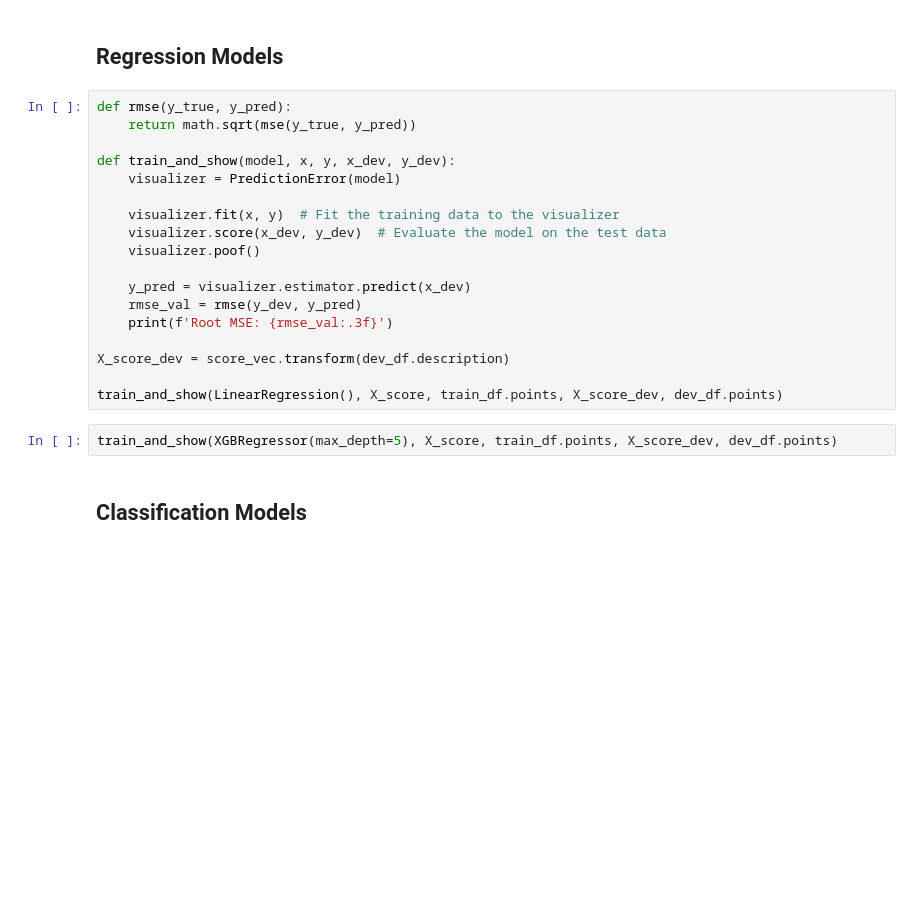
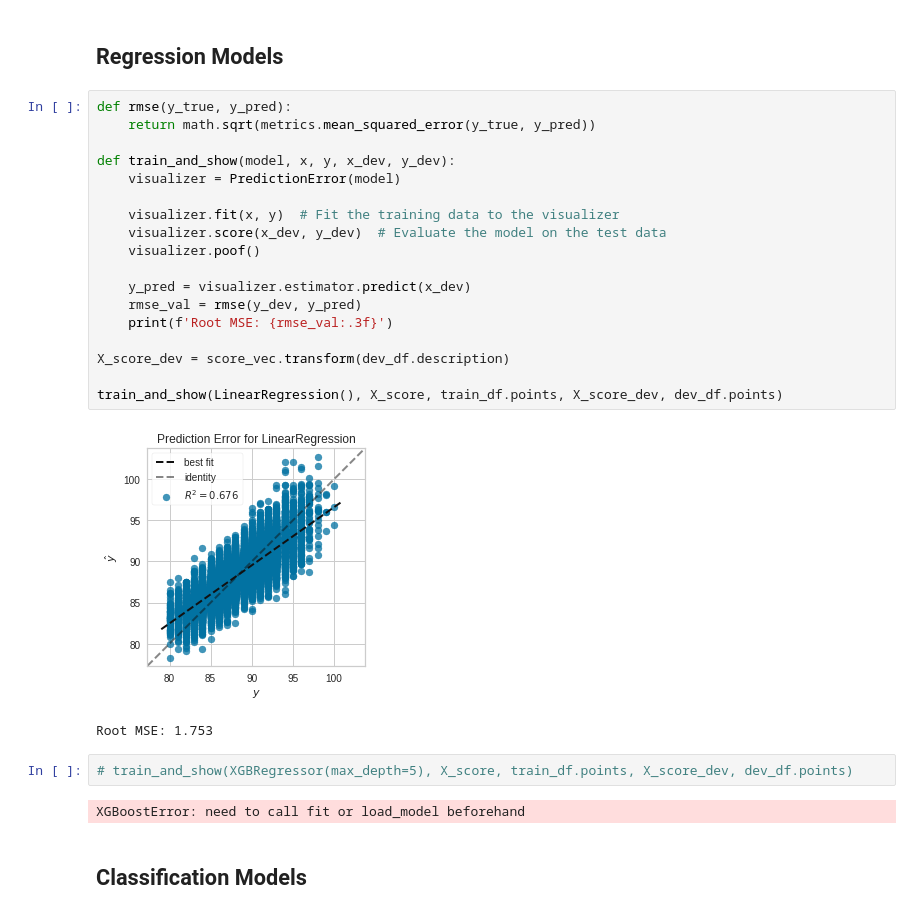
Before and after one commit to AustinDoolittle/WineReviewsNLP, a Jupyter notebook: EDA.ipynb, the cells around one changed output. Saved outputs shown, nothing was run; the diff lists cells and outputs as text; blank space fills up the shorter version.

```diff
--- a/EDA.ipynb
+++ b/EDA.ipynb
@@ -402,24 +520,29 @@ display_corr(price_corr, price_vec)
 ## Regression Models
 # %%
 def rmse(y_true, y_pred):
-    return math.sqrt(mse(y_true, y_pred))
+    return math.sqrt(metrics.mean_squared_error(y_true, y_pred))
 
 def train_and_show(model, x, y, x_dev, y_dev):
     visualizer = PredictionError(model)
 
     visualizer.fit(x, y)  # Fit the training data to the visualizer
     visualizer.score(x_dev, y_dev)  # Evaluate the model on the test data
     visualizer.poof()
 
     y_pred = visualizer.estimator.predict(x_dev)
     rmse_val = rmse(y_dev, y_pred)
     print(f'Root MSE: {rmse_val:.3f}')
 
 X_score_dev = score_vec.transform(dev_df.description)
 
 train_and_show(LinearRegression(), X_score, train_df.points, X_score_dev, dev_df.points)
+# %% [output]
+[figure, added]
+Root MSE: 1.753
 # %%
-train_and_show(XGBRegressor(max_depth=5), X_score, train_df.points, X_score_dev, dev_df.points)
+# train_and_show(XGBRegressor(max_depth=5), X_score, train_df.points, X_score_dev, dev_df.points)
+# %% [output]
+XGBoostError: need to call fit or load_model beforehand
 # %% [markdown]
 ## Classification Models
 # %% [markdown]
```
Also changed, not shown: parts of 23 cells of this notebook.
